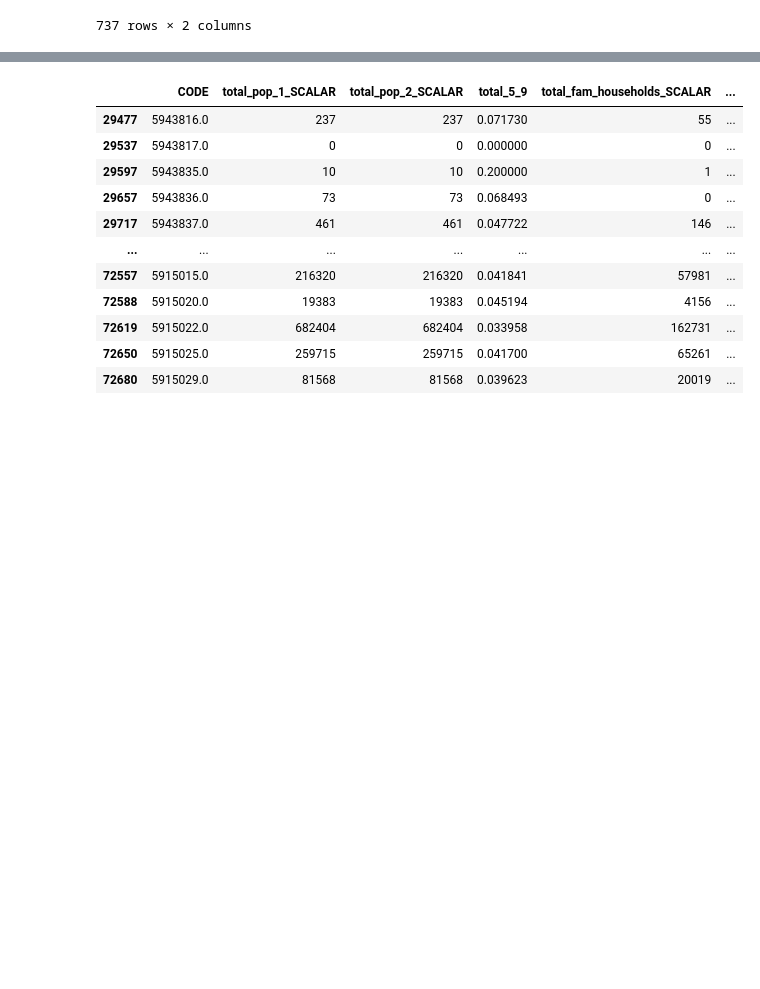
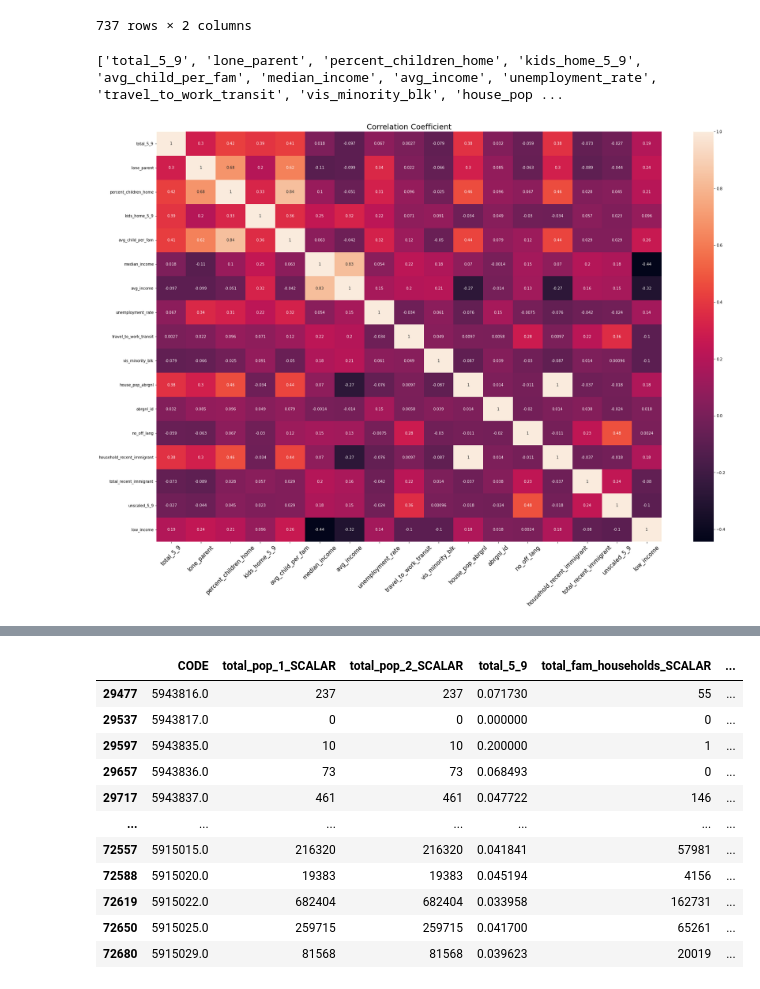
Before and after one commit to Tarunjeev/United-Way-Project, a Jupyter notebook: main-2.ipynb, the cells around one changed output, grey strips where cells are left out. Cells and saved outputs as stored; diff of their text form; code cells hidden in the pictures; blank space fills up the shorter version.

```diff
--- a/main-2.ipynb
+++ b/main-2.ipynb
@@ -270,9 +271,13 @@ def rename(df):
 def correlation(df):
 
     temp_df = df.copy()
+    cols = []
     temp_df = temp_df.drop(['CODE'], axis=1)
+    for elems in temp_df.columns:
+        if elems[-6:] != 'SCALAR':
+            cols.append(elems)
 
-    column_names = temp_df.columns
+    column_names = cols
     print(column_names)
 
     values_scaled = []
@@ -298,6 +303,11 @@ def correlation(df):
     plt.xticks(rotation=45, fontsize = 15)
     plt.yticks(fontsize = 10)
     plt.show()
+# %%
+correlation(data_df_csd)
+# %% [output]
+['total_5_9', 'lone_parent', 'percent_children_home', 'kids_home_5_9', 'avg_child_per_fam', 'median_income', 'avg_income', 'unemployment_rate', 'travel_to_work_transit', 'vis_minority_blk', 'house_pop ...
+[figure, added]
 # %%
 def elbow(input_df):
     wcss = []
```
Also changed, not shown: parts of 7 cells of this notebook.
